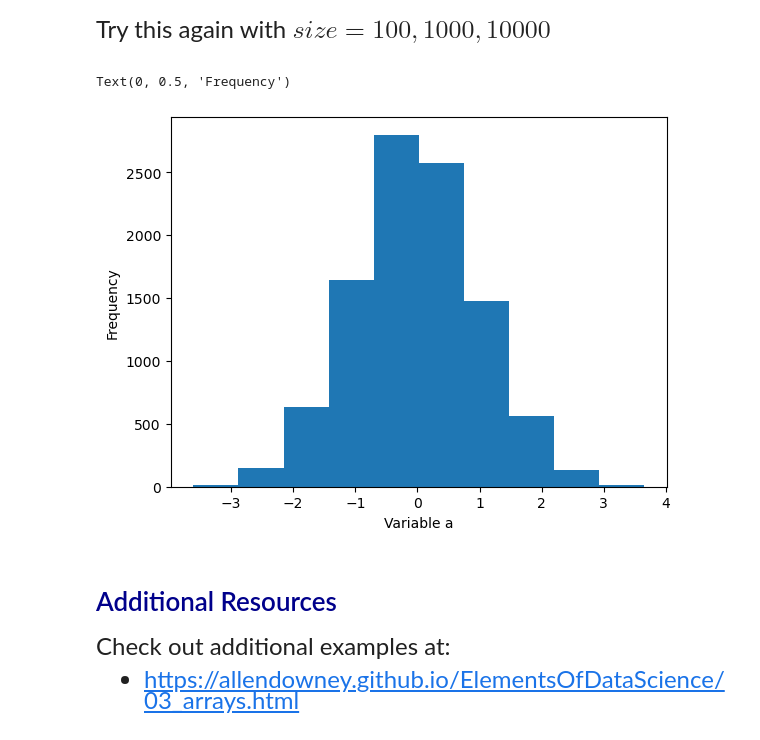
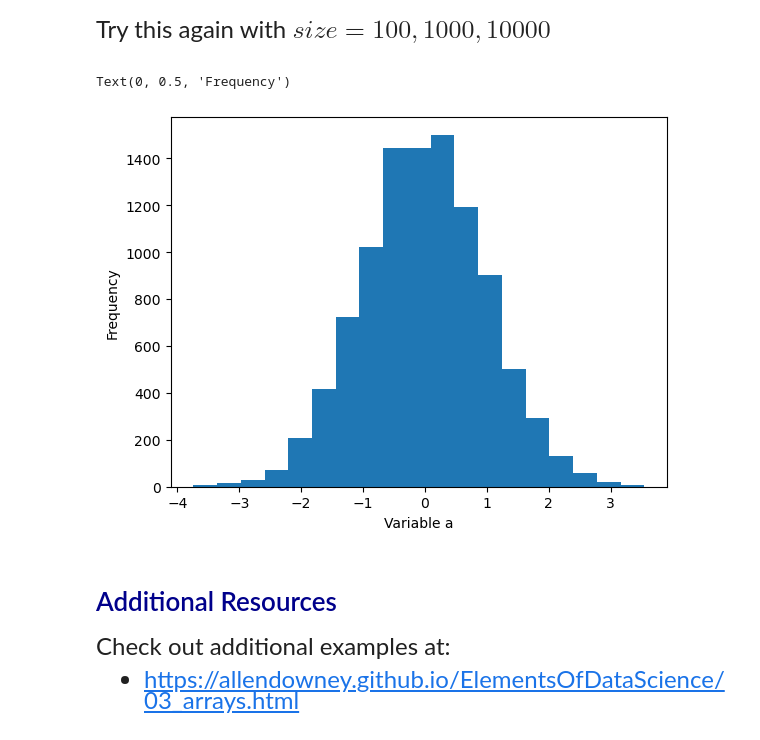
Before and after one commit to agwinte/qtm151spring2024, a Jupyter notebook: lecture_03/lecture_3.ipynb, the cells around one changed output. Saved outputs shown, nothing was run; the diff lists cells and outputs as text; code cells hidden in the pictures.

```diff
--- a/lecture_03/lecture_3.ipynb
+++ b/lecture_03/lecture_3.ipynb
@@ -302,18 +302,18 @@ Try this again with $size = 100, 1000, 10000$
 # %%
 # Write the code for your histogram
 
 # Compute a histogram
 # You can edit the number of bins with plt.hist(x = randomvar_a)
 
 randomvar_x = np.random.normal(loc=0, scale=1, size=10000)
 
-plt.hist(x = randomvar_x)
+plt.hist(x = randomvar_x, bins=19)
 plt.xlabel("Variable a")
 
 plt.ylabel("Frequency")
 # %% [output]
 Text(0, 0.5, 'Frequency')
-[figure, old version]
+[figure, new version]
 # %% [markdown]
 # <span style="color:darkblue"> Additional Resources </span>
 
```
Also changed, not shown: parts of 4 cells of this notebook, 3 other files.
